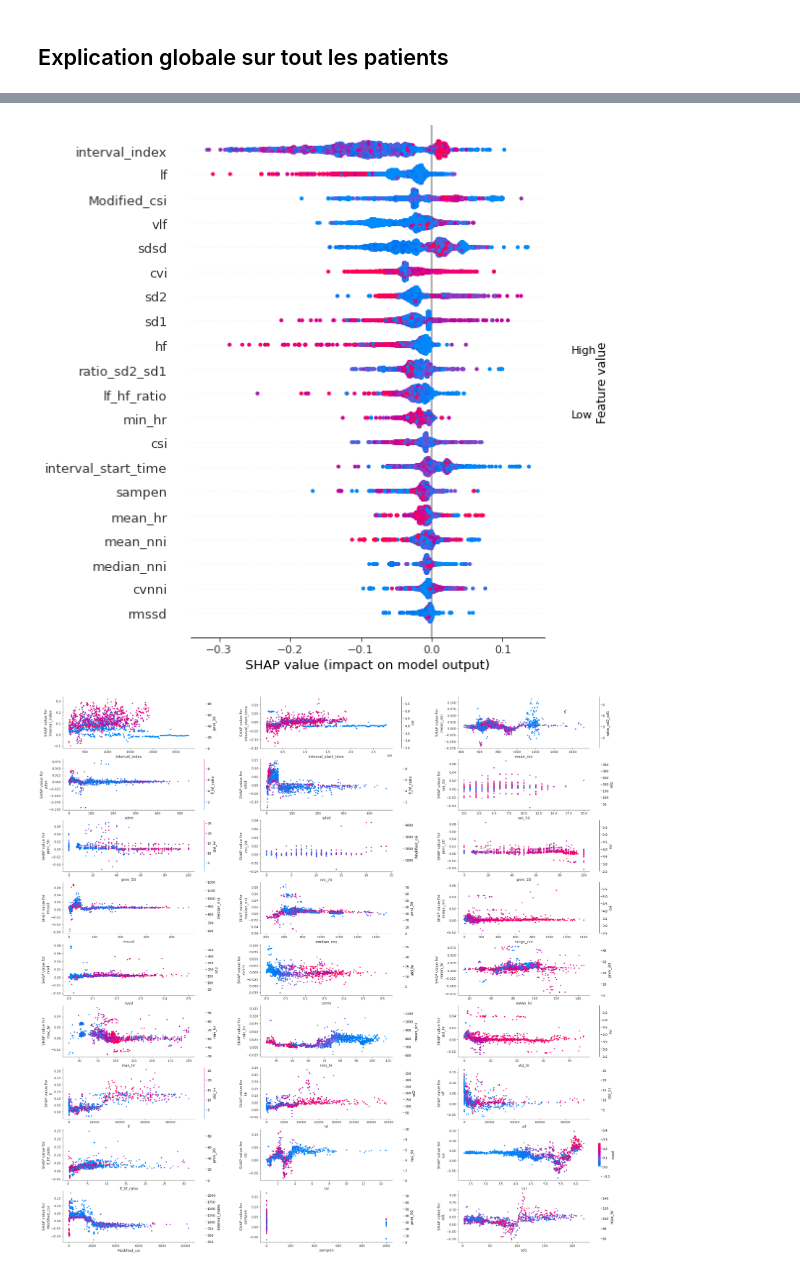
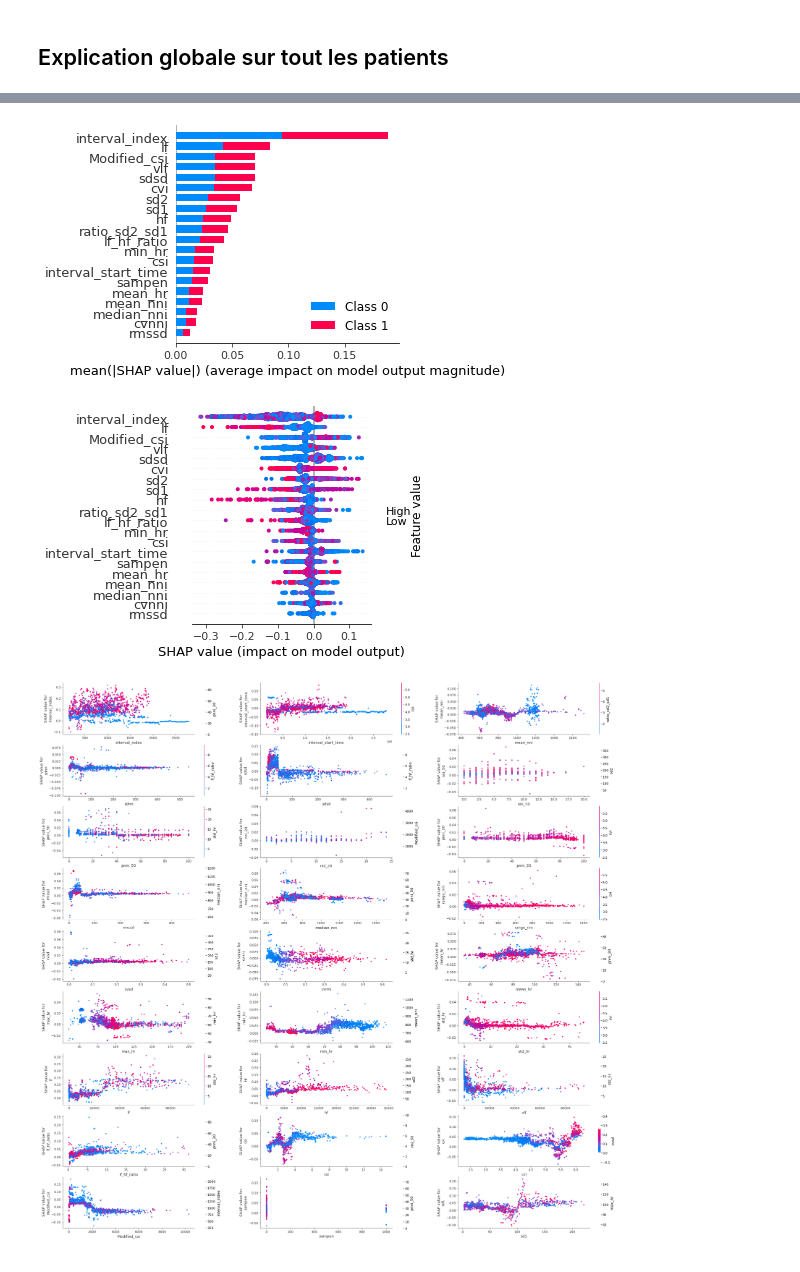
Before and after one commit to adcollin/LIME_SHAP, a Jupyter notebook: essai_SHAP.ipynb, the cells around one changed output, grey strips where cells are left out. Cells and saved outputs as stored; diff of their text form; code cells hidden in the pictures.

```diff
--- a/essai_SHAP.ipynb
+++ b/essai_SHAP.ipynb
@@ -108,9 +110,14 @@ shap.summary_plot(shap_values, X_test.values,
 # %%
+shap.summary_plot(shap_values, X_test.values,
+                  plot_type="bar", feature_names=X_test.columns,plot_size=(4,4))
+
+
 shap.summary_plot(shap_values[1], X_test.values,
-                  feature_names=X_test.columns, plot_type="dot")
+                  feature_names=X_test.columns, plot_type="dot",plot_size=(4,4))
 # shap.summary_plot(shap_values[1], X_test.values,feature_names=X_test.columns,plot_type="layered_violin")
 # %% [output]
-[figure, old version]
+[figure, new version]
+[figure, added]
 # %%
 fig, axes = plt.subplots(nrows=9, ncols=3, figsize=(35, 35))
 axes = axes.ravel()
```
Also changed, not shown: parts of 21 cells of this notebook, 2 other files.
